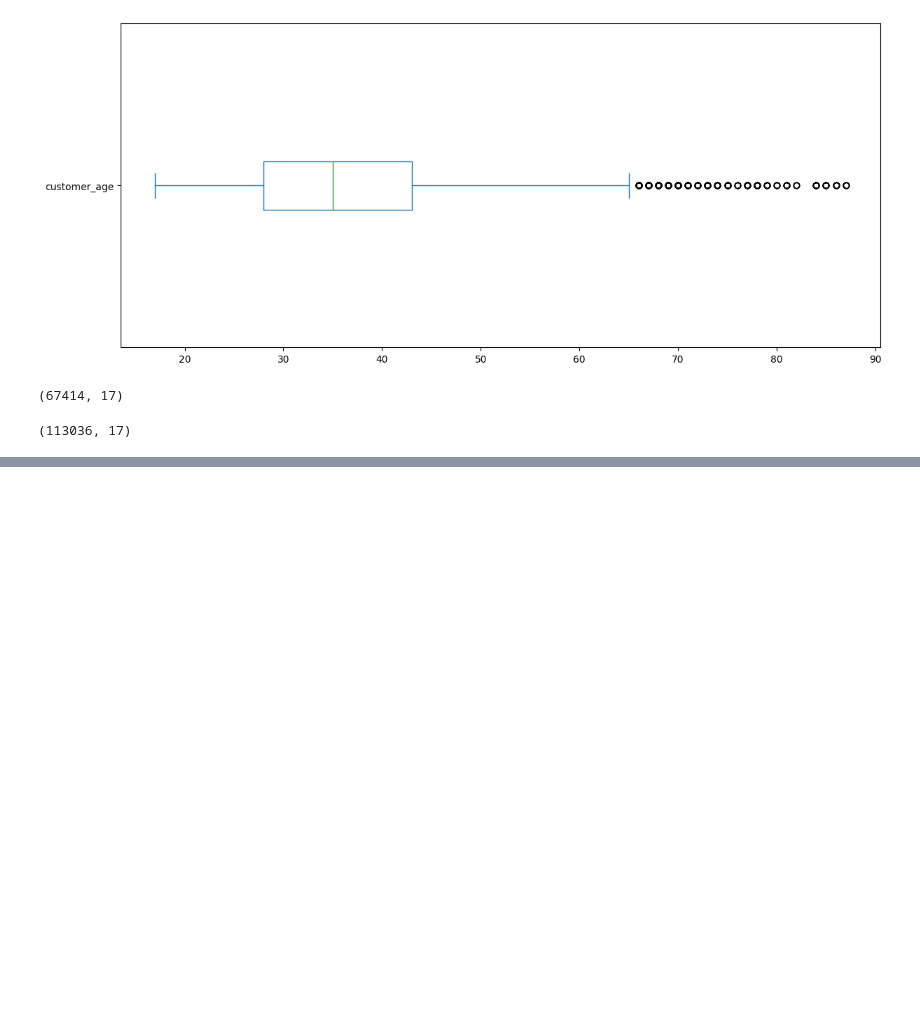
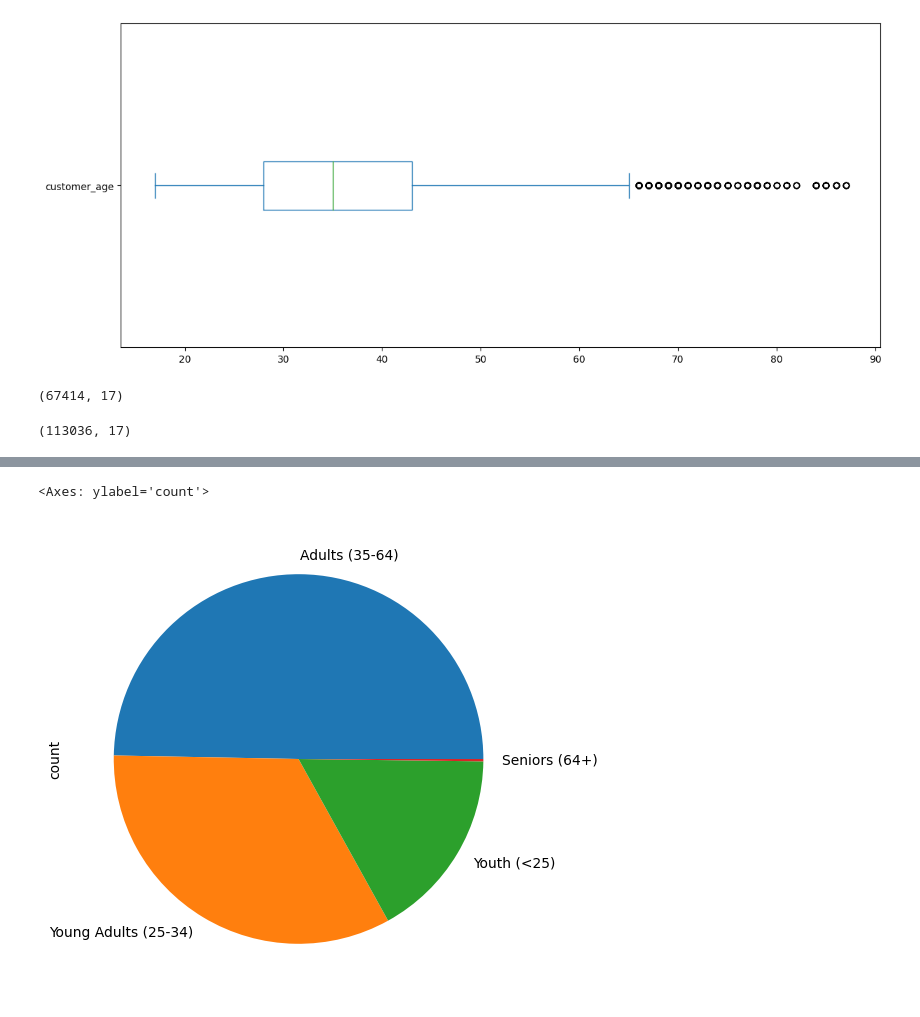
Before and after one commit to HromovAndrey/Scholl, a Jupyter notebook: Untitled11.ipynb, the cells around one changed output, grey strips where cells are left out. Cells and saved outputs as stored; diff of their text form; code cells hidden in the pictures; blank space fills up the shorter version.

```diff
--- a/Untitled11.ipynb
+++ b/Untitled11.ipynb
@@ -220,0 +240,5 @@ NameError: name 'lower' is not defined
+# %%
+sales['age_group'].value_counts().plot(kind='pie', figsize=(6,6))
+# %% [output]
+<Axes: ylabel='count'>
+[figure, added]
```
Also changed, not shown: parts of 8 cells of this notebook.
